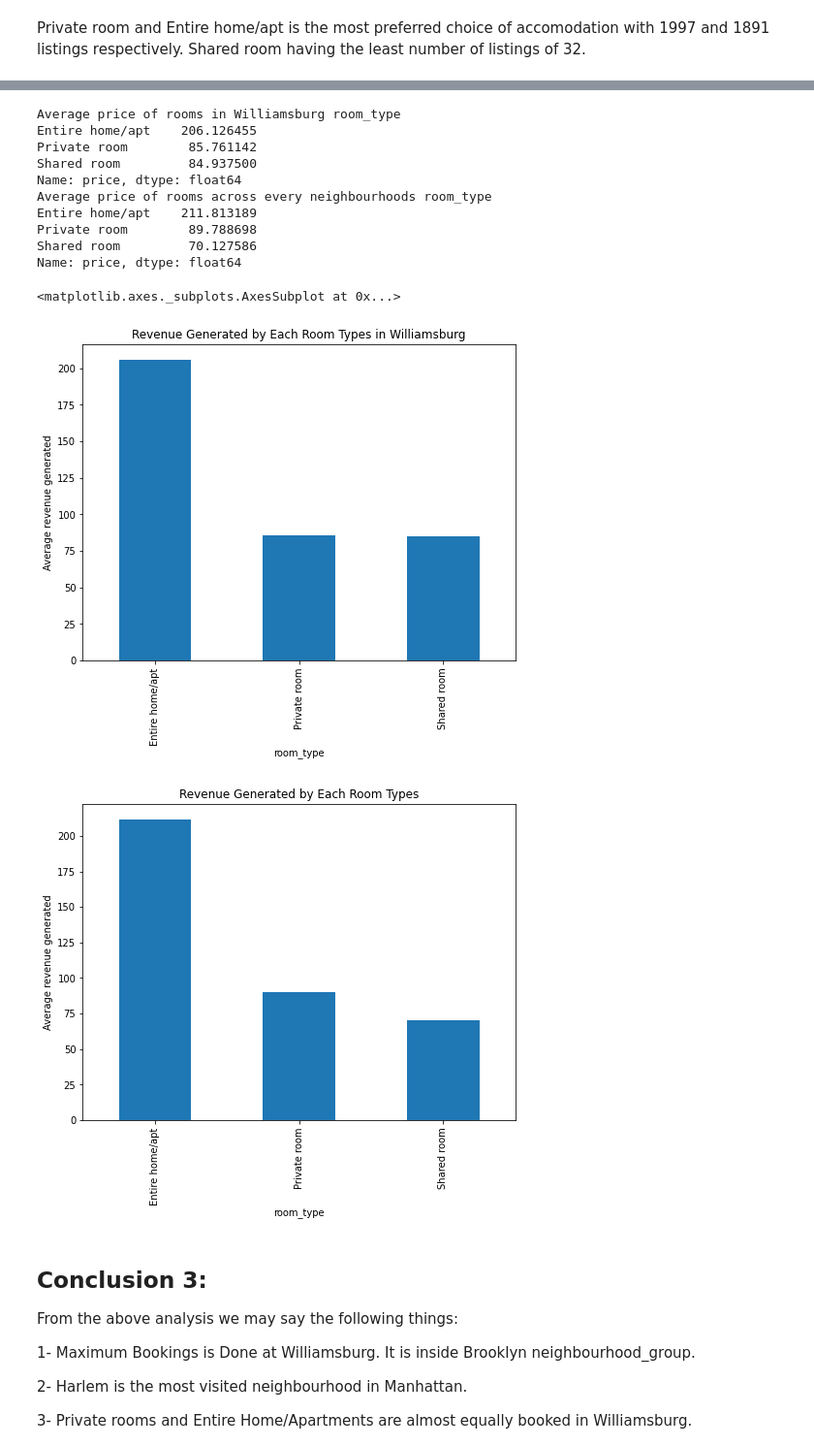
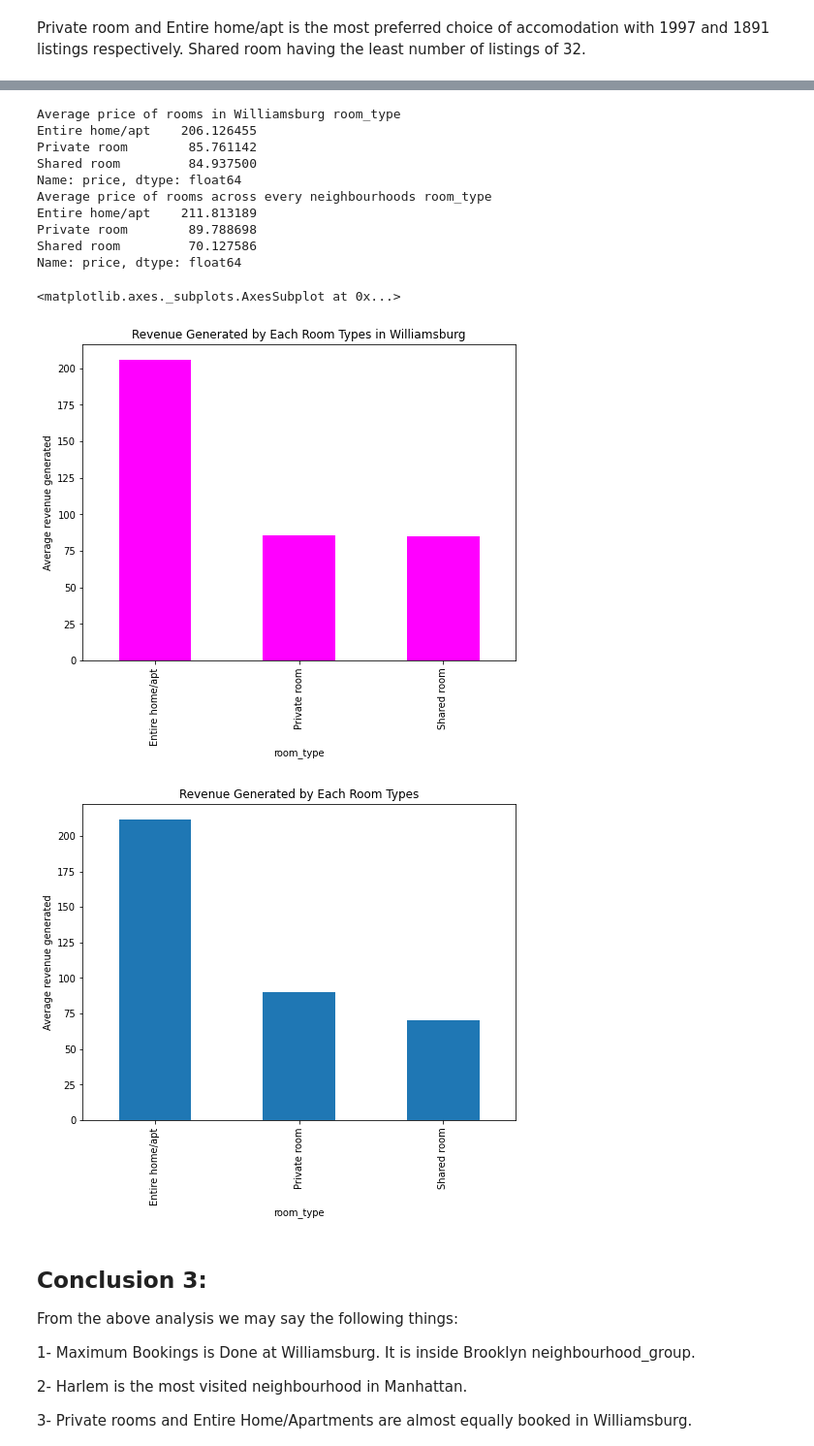
Before and after one commit to SubhamZap/Airbnb-Booking-Analysis, a Jupyter notebook: Airbnb_Bookings_Analysis_Capstone_Project.ipynb, the cells around one changed output, grey strips where cells are left out. Shown at 97% size. Cells and saved outputs as stored; diff of their text form; code cells hidden in the pictures.

```diff
--- a/Airbnb_Bookings_Analysis_Capstone_Project.ipynb
+++ b/Airbnb_Bookings_Analysis_Capstone_Project.ipynb
@@ -606,30 +607,30 @@ Name: price, dtype: int64
 # %%
 #Calculating  Average Revenue Generated by Each Room Types in Williamsburg v/s other neighbourhoods
 
 mean_price_in_williamsburg = new_air_df.groupby(['neighbourhood', 'room_type'])['price'].mean().Williamsburg
 print('Average price of rooms in Williamsburg', mean_price_in_williamsburg)
 
 plt.figure(figsize=[8, 6])
-mean_price_in_williamsburg.plot.bar(ylabel = 'Average revenue generated', title = 'Revenue Generated by Each Room Types in Williamsburg')
+mean_price_in_williamsburg.plot.bar(ylabel = 'Average revenue generated', title = 'Revenue Generated by Each Room Types in Williamsburg', color= 'magenta')
 
 overall_mean_price = new_air_df.groupby(['room_type'])['price'].mean()
 print('Average price of rooms across every neighbourhoods', overall_mean_price)
 
 plt.figure(figsize=[8, 6])
 overall_mean_price.plot.bar(ylabel = 'Average revenue generated', title = 'Revenue Generated by Each Room Types')
 # %% [output]
 Average price of rooms in Williamsburg room_type
 Entire home/apt    206.126455
 Private room        85.761142
 Shared room         84.937500
 Name: price, dtype: float64
 Average price of rooms across every neighbourhoods room_type
 Entire home/apt    211.813189
 Private room        89.788698
 Shared room         70.127586
 Name: price, dtype: float64
 <matplotlib.axes._subplots.AxesSubplot at 0x...>
-[figure, old version]
+[figure, new version]
 [figure]
 # %% [markdown]
 ## Conclusion 3:
```
Also changed, not shown: parts of 8 cells of this notebook.
